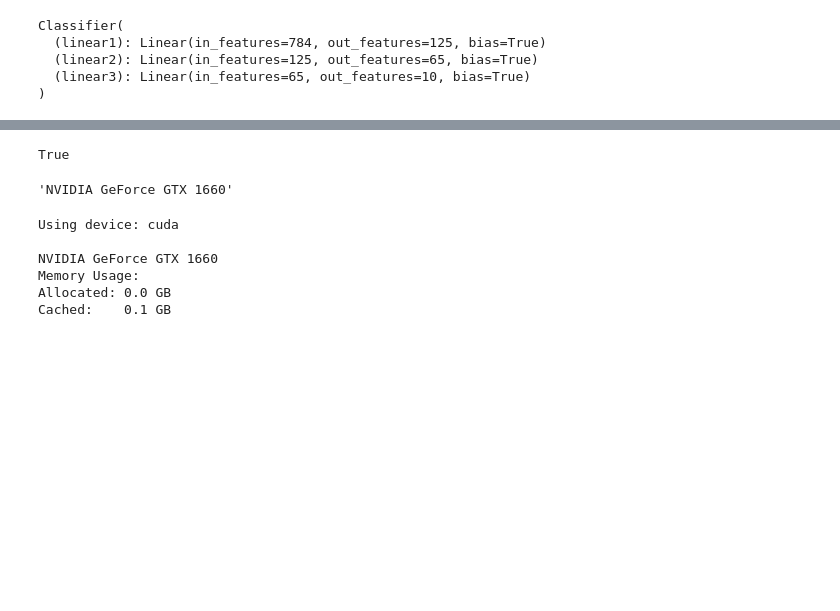
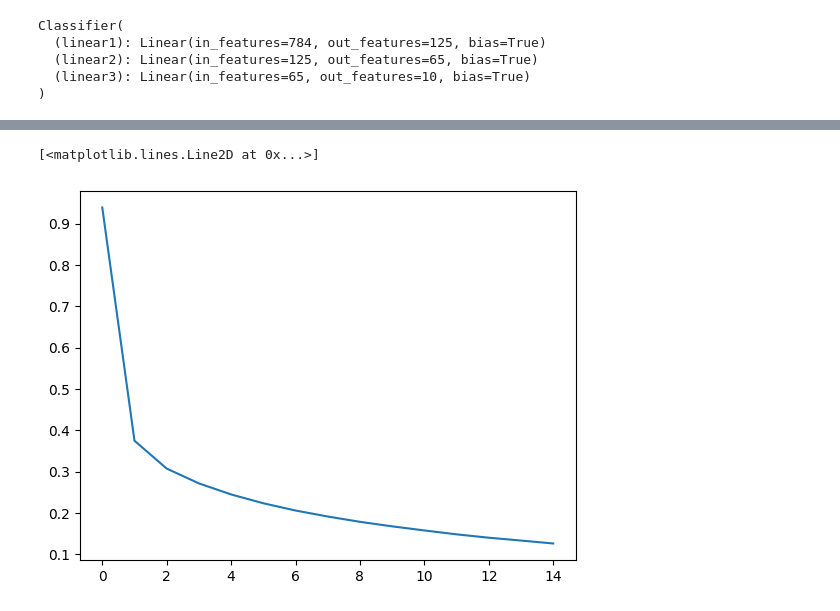
Before and after one commit to parham2013/MNIST-Train, a Jupyter notebook: MNIST.ipynb, the cells around one changed output, grey strips where cells are left out. Drawn from its saved outputs; the diff is of its cells as text; code cells hidden in the pictures; blank space fills up the shorter version.

```diff
--- a/MNIST.ipynb
+++ b/MNIST.ipynb
@@ -60,18 +63,25 @@ optimizer = torch.optim.Adam(model.parameters(), lr=0.01)
 # %%
-epochs = 12
+epochs = 15
 running_loss_history = []
 running_corrects_history = []
+
+test_running_loss_history = []
+test_running_corrects_history = []
+
 for e in range(epochs):
 
     running_loss = 0.0
     running_corrects = 0.0
+
+    test_running_loss = 0.0
+    test_running_corrects = 0.0
 
     for inputs, labels in training_loader:
 
         inputs = inputs.to(device)
         labels = labels.to(device)
 
-        inputs = inputs.reshape(inputs.shape[0], -1)
+        inputs = inputs.view(inputs.shape[0], -1)
         outputs = model(inputs)
         loss = criterion(outputs, labels)
 
@@ -80,12 +90,39 @@ for e in range(epochs):
         optimizer.step()
 
         _, preds = torch.max(outputs, 1)
+
+        running_loss += loss.item()
         running_corrects += torch.sum(preds == labels.data)
 
-        running_loss += loss.item()
+
     else:
+        with torch.no_grad():
+            for test_inputs, test_labels in test_loader:
+
+                test_inputs = inputs.to(device)
+                test_labels = labels.to(device)
+
+                test_inputs = test_inputs.view(test_inputs.shape[0], -1)
+                test_outputs = model(test_inputs)
+                test_loss = criterion(test_outputs, test_labels)
+
+                _, test_preds = torch.max(test_outputs, 1)
+                test_running_loss += test_loss.item()
+                test_running_corrects += torch.sum(test_preds == test_labels.data)
+
         epoch_loss = running_loss / len(training_loader)
         epoch_accuracy = running_corrects.float() / len(training_loader)
+
         running_loss_history.append(epoch_loss)
-        print('training loss:{:.4f}, {:.4f}'.format(epoch_loss, epoch_accuracy.item()))
+        running_corrects_history.append(epoch_accuracy)
+        # ==========================//test//======================
+        test_epoch_loss = test_running_loss / len(test_loader)
+        test_epoch_accuracy = test_running_corrects.float() / len(test_loader)
+
+        test_running_loss_history.append(test_epoch_loss)
+        test_running_corrects_history.append(test_epoch_accuracy)
+
+        print(f'epoch {e + 1}')
+        print('training loss:{:.4f}, accuracy {:.4f}'.format(epoch_loss, epoch_accuracy.item()))
+        print('test loss:{:.4f}, test accuracy {:.4f}'.format(test_epoch_loss, test_epoch_accuracy.item()))
 # %% [output]
@@ -104,27 +146,5 @@ training loss:0.2380, 6969.3750
 # %%
-torch.cuda.is_available()
+plt.plot(running_loss_history, label='training loss')
 # %% [output]
-True
+[<matplotlib.lines.Line2D at 0x...>]
+[figure, added]
-# %%
-torch.cuda.get_device_name()
-# %% [output]
-'NVIDIA GeForce GTX 1660'
-# %%
-# setting device on GPU if available, else CPU
-device = torch.device('cuda' if torch.cuda.is_available() else 'cpu')
-print('Using device:', device)
-print()
-
-#Additional Info when using cuda
-if device.type == 'cuda':
-    print(torch.cuda.get_device_name(0))
-    print('Memory Usage:')
-    print('Allocated:', round(torch.cuda.memory_allocated(0)/1024**3,1), 'GB')
-    print('Cached:   ', round(torch.cuda.memory_reserved(0)/1024**3,1), 'GB')
-# %% [output]
-Using device: cuda
-
-NVIDIA GeForce GTX 1660
-Memory Usage:
-Allocated: 0.0 GB
-Cached:    0.1 GB
```
Also changed, not shown: parts of 6 cells of this notebook.
